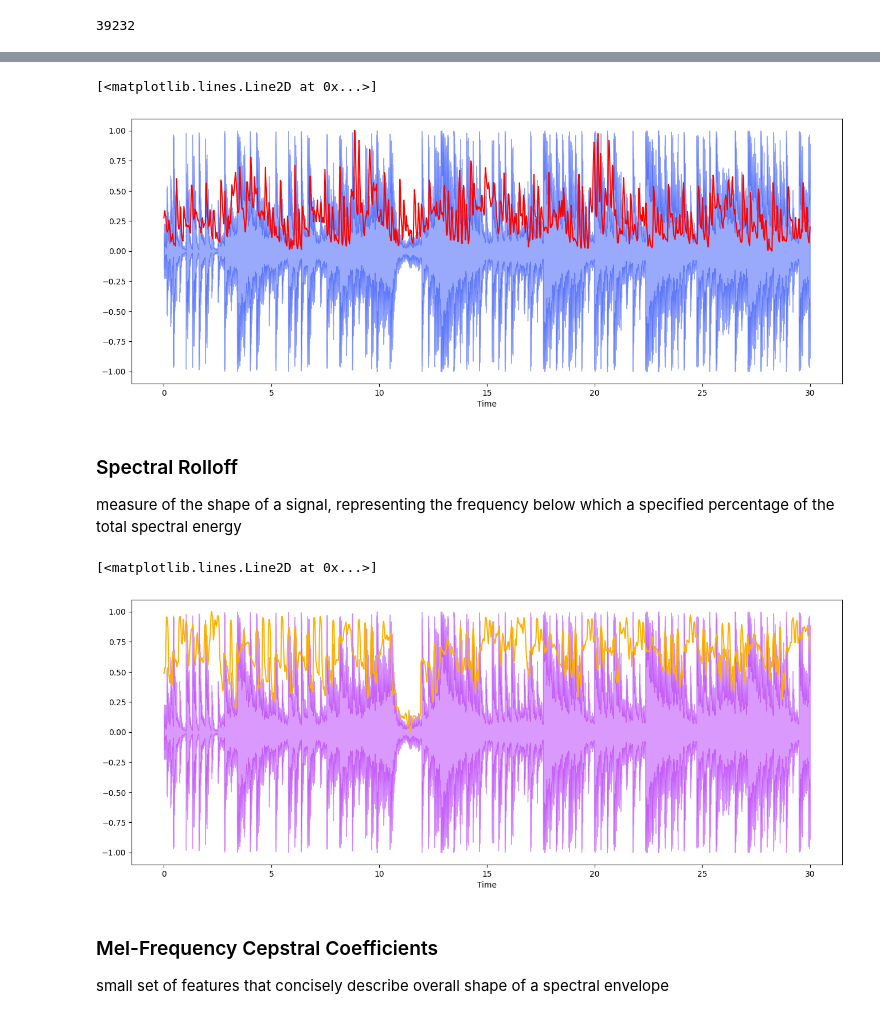
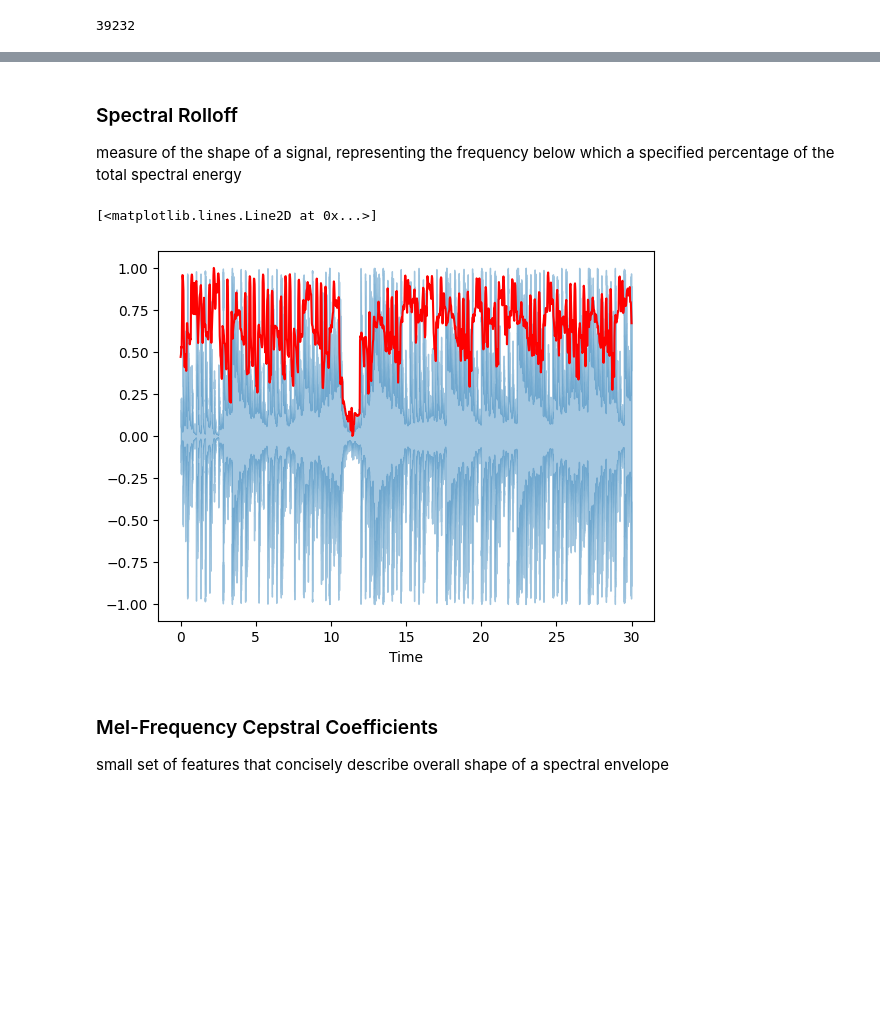
Before and after one commit to mjzhang21/MusicGenreClassifier, a Jupyter notebook: notebooks/01_EDA.ipynb, the cells around one changed output, grey strips where cells are left out. Cells and saved outputs as stored; diff of their text form; code cells hidden in the pictures; blank space fills up the shorter version.

```diff
--- a/notebooks/01_EDA.ipynb
+++ b/notebooks/01_EDA.ipynb
@@ -109,13 +75,0 @@ plt.colorbar()
-# %%
-y, sr = librosa.load(f"{general_path}/genres_original/metal/metal.00036.wav")
-y, _ = librosa.effects.trim(y)
-
-S = librosa.feature.melspectrogram(y=y, sr=sr)
-S_DB = librosa.amplitude_to_db(S, ref=np.max)
-
-plt.figure(figsize=(16, 6))
-librosa.display.specshow(
-    S_DB, sr=sr, hop_length=hop_length, x_axis="time", y_axis="log", cmap="cool"
-)
-plt.colorbar()
-plt.title("Metal Mel Spectrogram", fontsize=23)
@@ -200,26 +112,14 @@ t: [0.00000000e+00 2.32199546e-02 4.64399093e-02 ... 2.99537415e+01
-# %%
-# Plotting the Spectral Centroid along the waveform
-plt.figure(figsize=(16, 6))
-librosa.display.waveshow(y=audio_file, sr=sr, alpha=0.4, color="#0029F9")
-plt.plot(t, normalize(spectral_centroids), color="#FF0000")
-# %% [output]
-[<matplotlib.lines.Line2D at 0x...>]
-[figure, removed]
 # %% [markdown]
 ### Spectral Rolloff
 
 measure of the shape of a signal, representing the frequency below which a specified percentage of the total spectral energy
-# %%
-# Spectral RollOff Vector
-spectral_rolloff = librosa.feature.spectral_rolloff(y=audio_file, sr=sr)[0]
-
-# The plot
-plt.figure(figsize=(16, 6))
-librosa.display.waveshow(audio_file, sr=sr, alpha=0.4, color="#A300F9")
-plt.plot(t, normalize(spectral_rolloff), color="#FFB100")
-# %% [output]
-[<matplotlib.lines.Line2D at 0x...>]
-[figure, removed]
+# %%
+spectral_rolloff = librosa.feature.spectral_rolloff(y=audio_file + 0.01, sr=sr)[0]
+librosa.display.waveshow(y=audio_file, sr=sr, alpha=0.4)
+plt.plot(t, normalize(spectral_rolloff), color="r")
+# %% [output]
+[<matplotlib.lines.Line2D at 0x...>]
+[figure, added]
 # %% [markdown]
 ### Mel-Frequency Cepstral Coefficients
 
```
Also changed, not shown: parts of 14 cells of this notebook.
